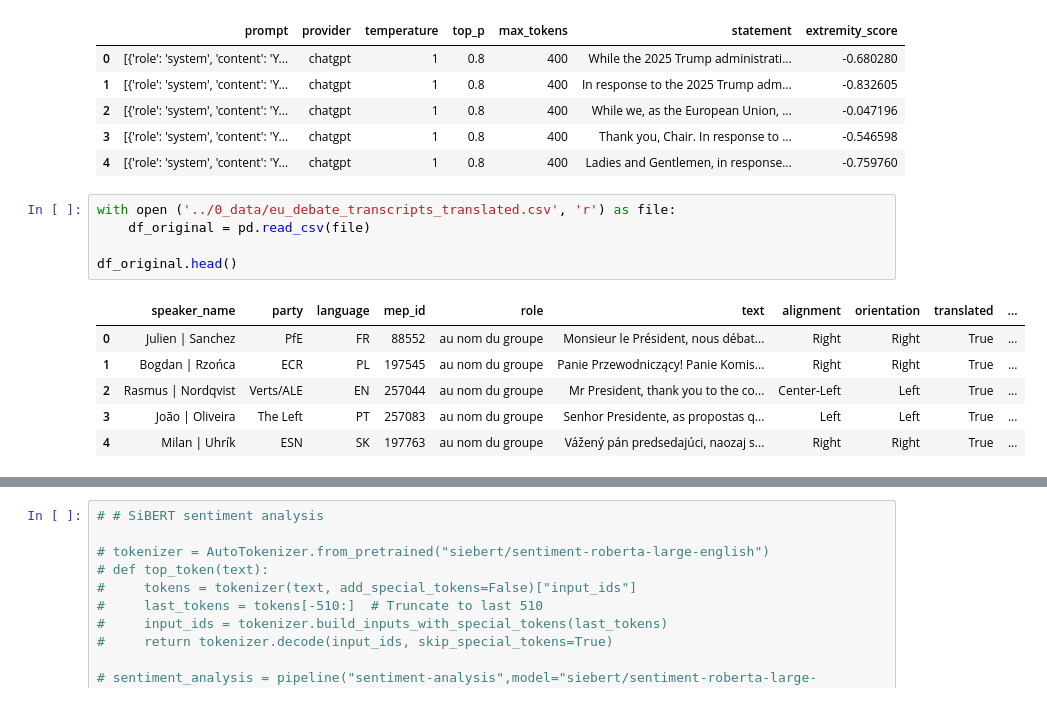
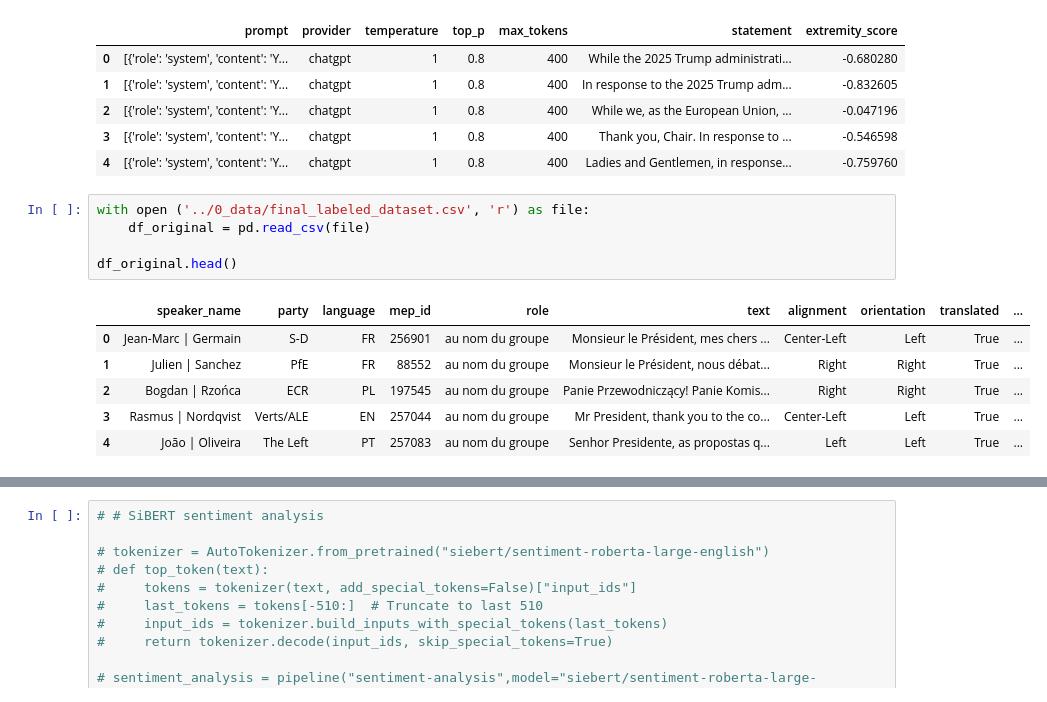
Before and after one commit to heinrichhegenbarth/CDSCO1002U_F25_Natural_Language_Processing-Text_Analytics, a Jupyter notebook: B_analysis/sentiment_BERT.ipynb, the cells around one changed output, grey strips where cells are left out. Cells and saved outputs as stored; diff of their text form.

Commit message:
added original dataset and re-ran sentiment analysis

```diff
--- a/B_analysis/sentiment_BERT.ipynb
+++ b/B_analysis/sentiment_BERT.ipynb
@@ -17,14 +17,14 @@ df_generated.head()
 | 3 | [{'role': 'system', 'content': 'Y... | chatgpt | 1 | 0.8 | 400 | Thank you, Chair. In response to ... | -0.546598 |
 | 4 | [{'role': 'system', 'content': 'Y... | chatgpt | 1 | 0.8 | 400 | Ladies and Gentlemen, in response... | -0.759760 |
 # %%
-with open ('../0_data/eu_debate_transcripts_translated.csv', 'r') as file:
+with open ('../0_data/final_labeled_dataset.csv', 'r') as file:
     df_original = pd.read_csv(file)
 
 df_original.head()
 # %% [output]
 |  | speaker_name | party | language | mep_id | role | text | alignment | orientation | translated | ... |
-| 0 | Julien | Sanchez | PfE | FR | 88552 | au nom du groupe | Monsieur le Président, nous débat... | Right | Right | True | ... |
-| 1 | Bogdan | Rzońca | ECR | PL | 197545 | au nom du groupe | Panie Przewodniczący! Panie Komis... | Right | Right | True | ... |
-| 2 | Rasmus | Nordqvist | Verts/ALE | EN | 257044 | au nom du groupe | Mr President, thank you to the co... | Center-Left | Left | True | ... |
-| 3 | João | Oliveira | The Left | PT | 257083 | au nom du groupe | Senhor Presidente, as propostas q... | Left | Left | True | ... |
-| 4 | Milan | Uhrík | ESN | SK | 197763 | au nom du groupe | Vážený pán predsedajúci, naozaj s... | Right | Right | True | ... |
+| 0 | Jean-Marc | Germain | S-D | FR | 256901 | au nom du groupe | Monsieur le Président, mes chers ... | Center-Left | Left | True | ... |
+| 1 | Julien | Sanchez | PfE | FR | 88552 | au nom du groupe | Monsieur le Président, nous débat... | Right | Right | True | ... |
+| 2 | Bogdan | Rzońca | ECR | PL | 197545 | au nom du groupe | Panie Przewodniczący! Panie Komis... | Right | Right | True | ... |
+| 3 | Rasmus | Nordqvist | Verts/ALE | EN | 257044 | au nom du groupe | Mr President, thank you to the co... | Center-Left | Left | True | ... |
+| 4 | João | Oliveira | The Left | PT | 257083 | au nom du groupe | Senhor Presidente, as propostas q... | Left | Left | True | ... |
```
Also changed, not shown: parts of 3 cells of this notebook, 2 other files.
